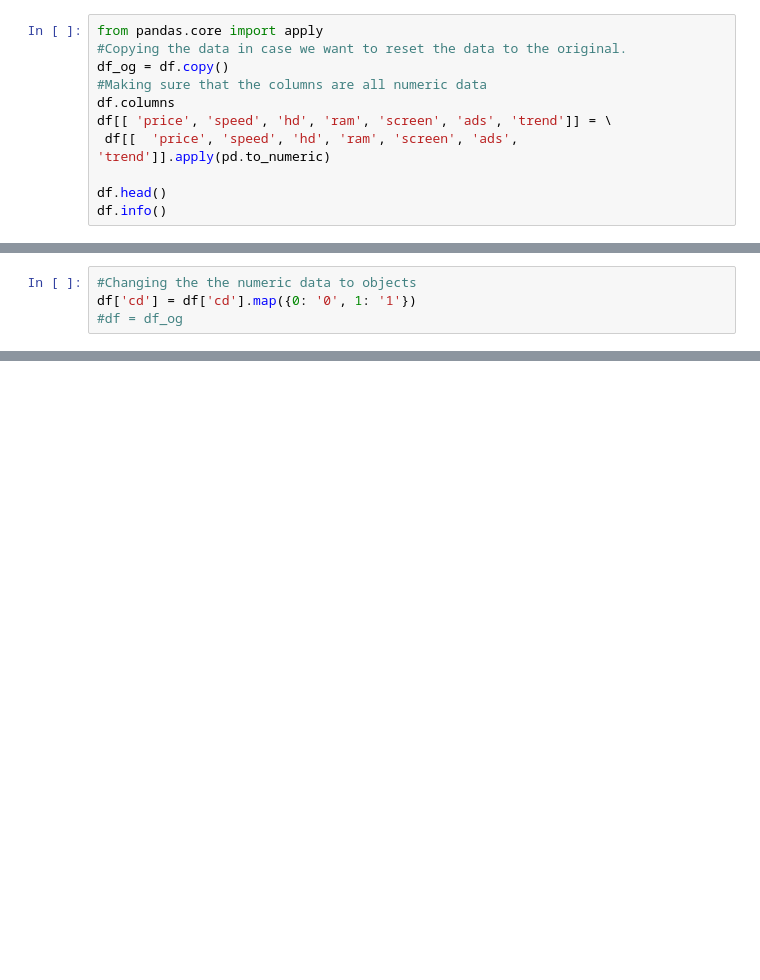
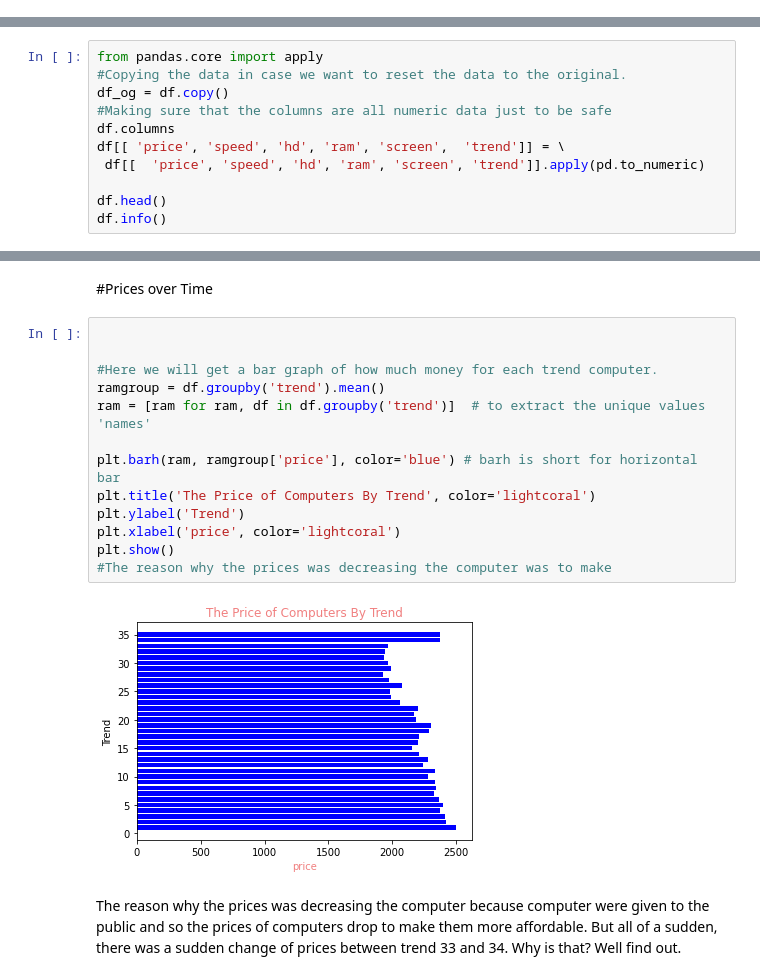
Before and after one commit to ArvinAz/Python, a Jupyter notebook: FINALPROJECT.ipynb, the cells around one changed output, grey strips where cells are left out. Cells and saved outputs as stored; diff of their text form; blank space fills up the shorter version.

```diff
--- a/FINALPROJECT.ipynb
+++ b/FINALPROJECT.ipynb
@@ -134,13 +127,2 @@ ads        0
 trend      0
 dtype: int64
-# %%
-from pandas.core import apply
-#Copying the data in case we want to reset the data to the original.
-df_og = df.copy()
-#Making sure that the columns are all numeric data
-df.columns
-df[[ 'price', 'speed', 'hd', 'ram', 'screen', 'ads', 'trend']] = \
- df[[  'price', 'speed', 'hd', 'ram', 'screen', 'ads', 'trend']].apply(pd.to_numeric)
-
-df.head()
-df.info()
@@ -232,4 +128,0 @@ plt.show()
-# %%
-#Changing the the numeric data to objects
-df['cd'] = df['cd'].map({0: '0', 1: '1'})
-#df = df_og
@@ -247,0 +129,11 @@ df.describe()
+# %%
+from pandas.core import apply
+#Copying the data in case we want to reset the data to the original.
+df_og = df.copy()
+#Making sure that the columns are all numeric data just to be safe
+df.columns
+df[[ 'price', 'speed', 'hd', 'ram', 'screen',  'trend']] = \
+ df[[  'price', 'speed', 'hd', 'ram', 'screen', 'trend']].apply(pd.to_numeric)
+
+df.head()
+df.info()
@@ -247,0 +235,19 @@ df.describe()
+# %% [markdown]
+#Prices over Time
+# %%
+
+
+#Here we will get a bar graph of how much money for each trend computer.
+ramgroup = df.groupby('trend').mean()
+ram = [ram for ram, df in df.groupby('trend')]  # to extract the unique values 'names'
+
+plt.barh(ram, ramgroup['price'], color='blue') # barh is short for horizontal bar
+plt.title('The Price of Computers By Trend', color='lightcoral')
+plt.ylabel('Trend')
+plt.xlabel('price', color='lightcoral')
+plt.show()
+#The reason why the prices was decreasing the computer was to make
+# %% [output]
+[figure, added]
+# %% [markdown]
+The reason why the prices was decreasing the computer because computer were given to the public and so the prices of computers drop to make them more affordable. But all of a sudden, there was a sudden change of prices between trend 33 and 34. Why is that? Well find out.
```
Also changed, not shown: parts of 47 cells of this notebook.
